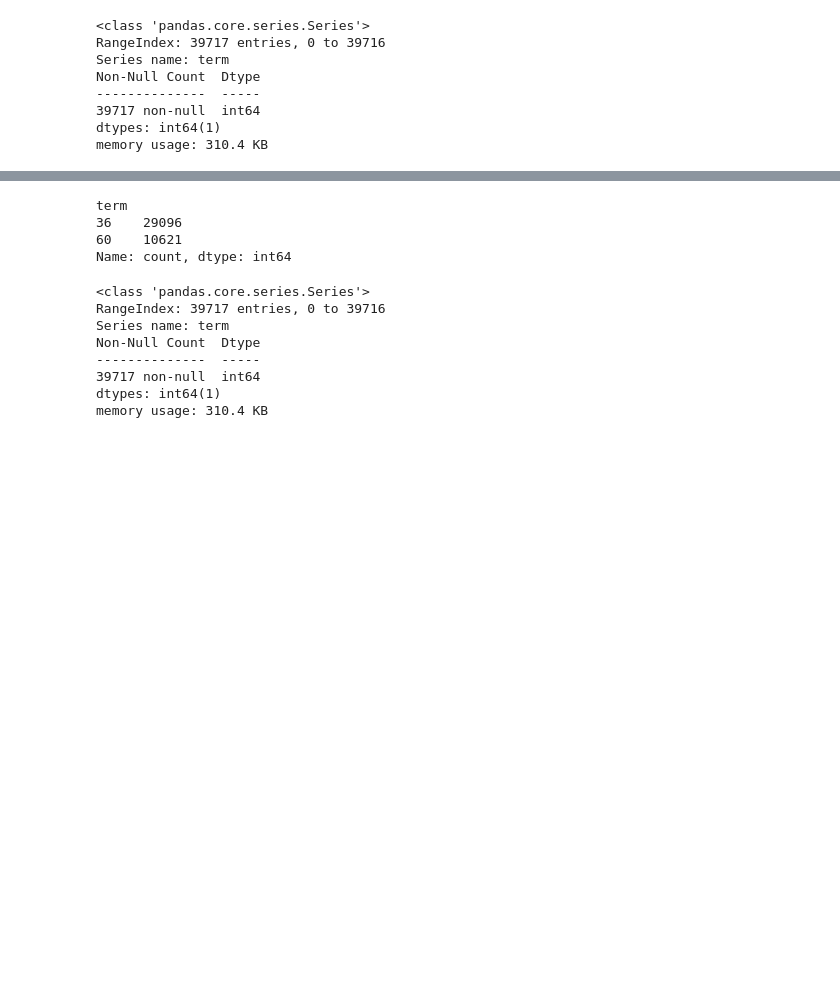
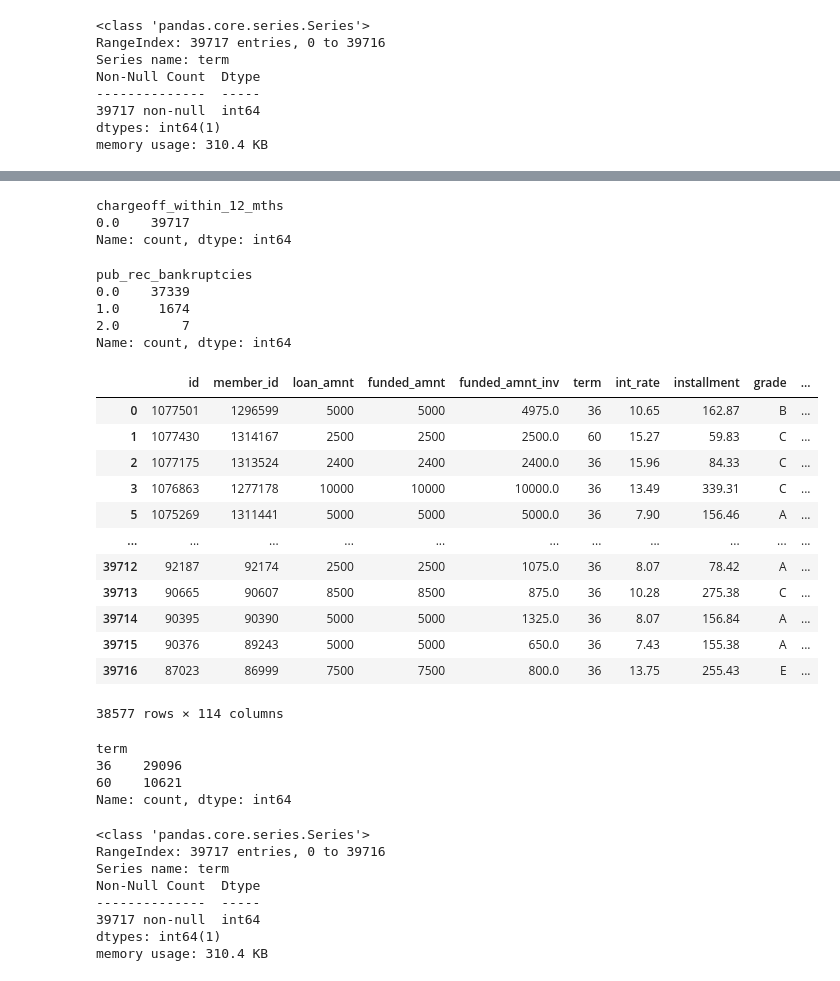
Before and after one commit to PraveenSM/LendingClubCaseStudy, a Jupyter notebook: Praveen_Mathad.ipynb, the cells around one changed output, grey strips where cells are left out. Saved outputs shown, nothing was run; the diff lists cells and outputs as text; code cells hidden in the pictures; blank space fills up the shorter version.

Commit message:
Fill nulls for needed values

```diff
--- a/Praveen_Mathad.ipynb
+++ b/Praveen_Mathad.ipynb
@@ -213,3 +242,44 @@ memory usage: 310.4 KB
+# %%
+# Updating to p50 to fill the nulls
+df1['revol_util'] = df1['revol_util'].apply(lambda x: float(str(x).rstrip('%')))
+df1['revol_util'] =  df1['revol_util'].fillna(df1['revol_util'].quantile(0.5))
+# %%
+# fill null values of last payment date with mostly occured
+df1['last_pymnt_d'] = df1['last_pymnt_d'].fillna(df1['last_pymnt_d'].mode()[0])
+# %%
+df1['chargeoff_within_12_mths'].value_counts() + df1['chargeoff_within_12_mths'].isnull().sum()
+df1['chargeoff_within_12_mths'] = df1['chargeoff_within_12_mths'].fillna(df1['chargeoff_within_12_mths'].mode()[0])
+df1['chargeoff_within_12_mths'].value_counts()
+# %% [output]
+chargeoff_within_12_mths
+0.0    39717
+Name: count, dtype: int64
+# %%
+df1['pub_rec_bankruptcies'].value_counts()
+df1['pub_rec_bankruptcies'] = df1['pub_rec_bankruptcies'].fillna(df1['pub_rec_bankruptcies'].mod)
+# %% [output]
+pub_rec_bankruptcies
+0.0    37339
+1.0     1674
+2.0        7
+Name: count, dtype: int64
+# %%
+# ignore this
+df1[df1['next_pymnt_d'].isnull()]
+# %% [output]
+|  | id | member_id | loan_amnt | funded_amnt | funded_amnt_inv | term | int_rate | installment | grade | ... |
+| 0 | 1077501 | 1296599 | 5000 | 5000 | 4975.0 | 36 | 10.65 | 162.87 | B | ... |
+| 1 | 1077430 | 1314167 | 2500 | 2500 | 2500.0 | 60 | 15.27 | 59.83 | C | ... |
+| 2 | 1077175 | 1313524 | 2400 | 2400 | 2400.0 | 36 | 15.96 | 84.33 | C | ... |
+| 3 | 1076863 | 1277178 | 10000 | 10000 | 10000.0 | 36 | 13.49 | 339.31 | C | ... |
+| 5 | 1075269 | 1311441 | 5000 | 5000 | 5000.0 | 36 | 7.90 | 156.46 | A | ... |
+| ... | ... | ... | ... | ... | ... | ... | ... | ... | ... | ... |
+| 39712 | 92187 | 92174 | 2500 | 2500 | 1075.0 | 36 | 8.07 | 78.42 | A | ... |
+| 39713 | 90665 | 90607 | 8500 | 8500 | 875.0 | 36 | 10.28 | 275.38 | C | ... |
+| 39714 | 90395 | 90390 | 5000 | 5000 | 1325.0 | 36 | 8.07 | 156.84 | A | ... |
+| 39715 | 90376 | 89243 | 5000 | 5000 | 650.0 | 36 | 7.43 | 155.38 | A | ... |
+| 39716 | 87023 | 86999 | 7500 | 7500 | 800.0 | 36 | 13.75 | 255.43 | E | ... |
+38577 rows × 114 columns
 # %%
 df['term'].value_counts()
 # %% [output]
```
Also changed, not shown: parts of 7 cells of this notebook.
